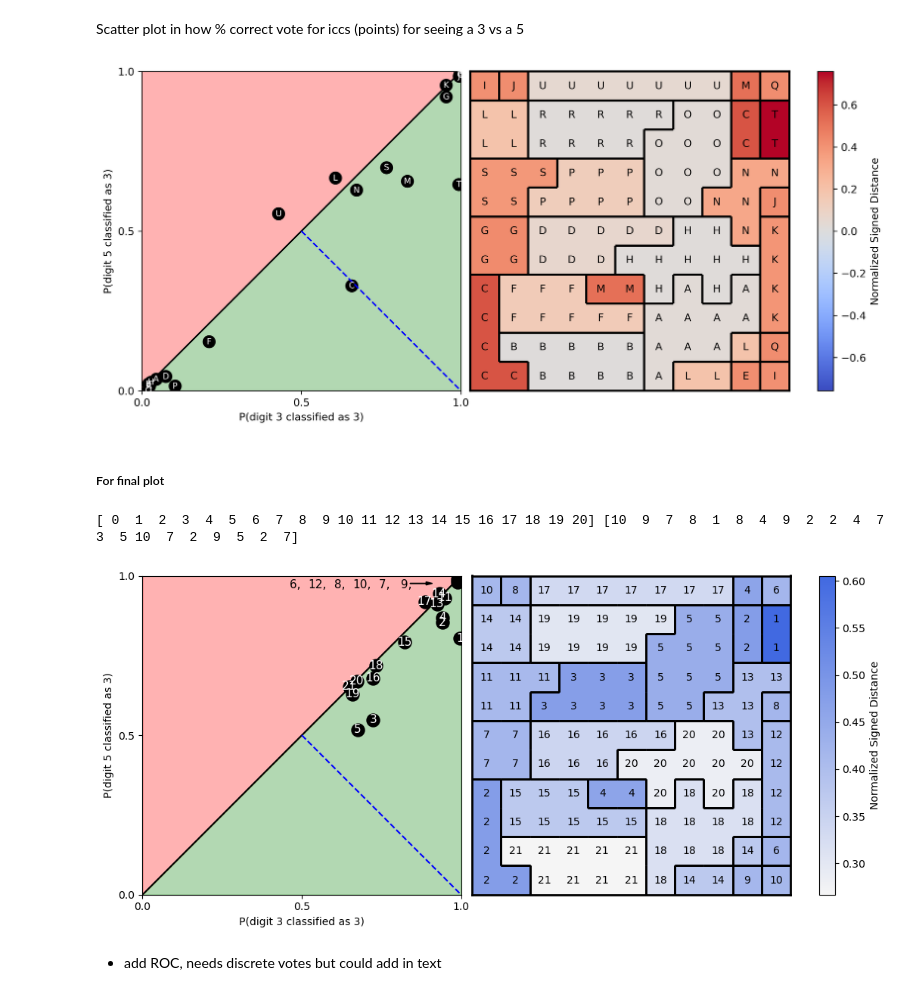
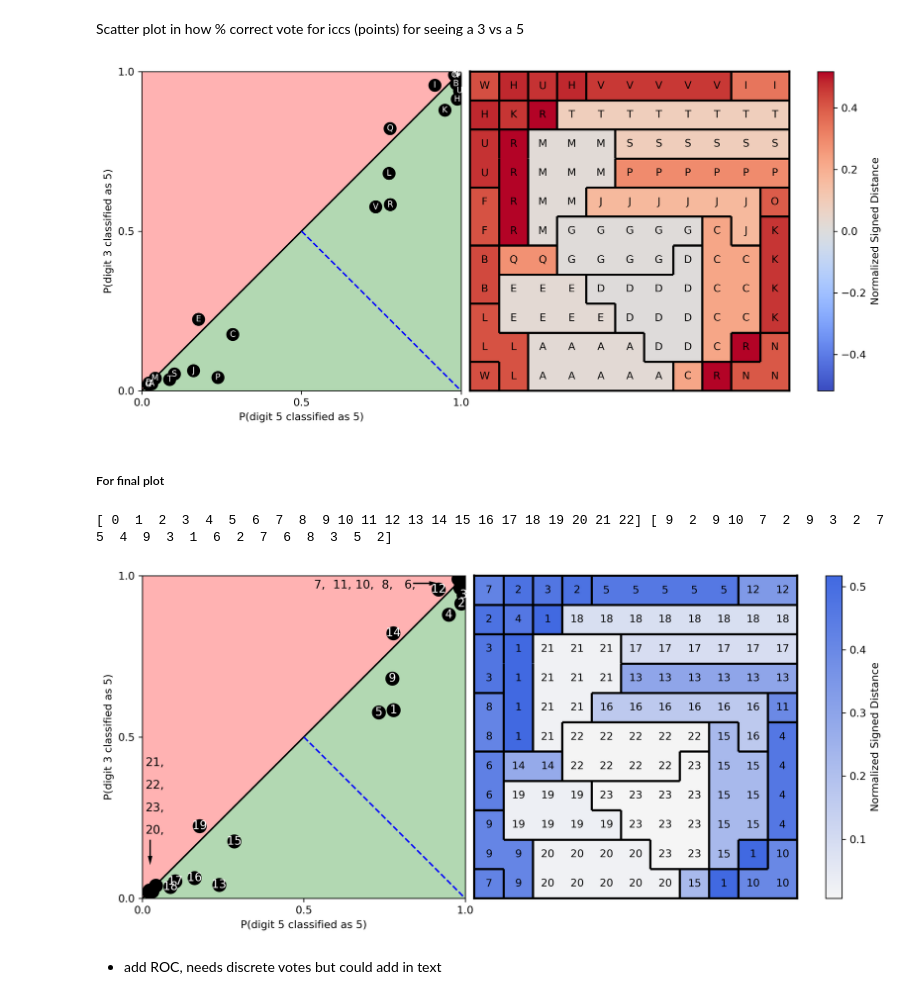
Before and after one commit to PaulHosek/MCM_classifier, a Jupyter notebook: Classifier_1/mcm/paper_plots/plots_indicative_icc.ipynb, the cells around one changed output. Cells and saved outputs as stored; diff of their text form; code cells hidden in the pictures.

```diff
--- a/Classifier_1/mcm/paper_plots/plots_indicative_icc.ipynb
+++ b/Classifier_1/mcm/paper_plots/plots_indicative_icc.ipynb
@@ -42,9 +42,9 @@ with open(os.path.join(samples_path,str(n_samples),"MCMs", mcms_fname), "r") as
 with open(os.path.join(samples_path,str(n_samples),"Counts", counts_fname), "r") as f:
         C = json.load(f)
 # %%
-mcm_index = 3
+mcm_index = 5
 cat_a = mcm_index
-cat_b = 5# other digit
+cat_b = 3# other digit
 # %%
 # n_variables = 121 #TODO This cell is not trash. Needed if use all samples in a folder (e.g., 5423 or test)
 # data_path = "../data/INPUT_all/data/"
@@ -195,7 +195,7 @@ plt.tight_layout()
 
 # digt 3 test vs. train in axis. Can Digithow much bias there is from smoothening. Appendix. WHy choose alhs.
 # %% [output]
-[figure, old version]
+[figure, new version]
 # %% [markdown]
 ##### For final plot
 # %%
@@ -210,7 +210,7 @@ icc_idx, icc_size = np.unique(comms, return_counts=True)
 print(icc_idx,icc_size)
 # avg_prob = adjust_prob_icc_size(comms,avg_prob)
 # %% [output]
-[ 0  1  2  3  4  5  6  7  8  9 10 11 12 13 14 15 16 17 18 19 20] [10  9  7  8  1  8  4  9  2  2  4  7  3  5 10  7  2  9  5  2  7]
+[ 0  1  2  3  4  5  6  7  8  9 10 11 12 13 14 15 16 17 18 19 20 21 22] [ 9  2  9 10  7  2  9  3  2  7  5  4  9  3  1  6  2  7  6  8  3  5  2]
 # %%
 from scipy.stats import rankdata
 def adjust_prob_icc_size(comms, avg_prob):
@@ -224,7 +224,7 @@ scat_size = 130 if mode != "rank" else 150
 
 all_prob = test_all_C_icc/n_samples # for MCM 0
 avg_prob = all_prob.mean(axis=1)
-avg_prob = adjust_prob_icc_size(comms,avg_prob)
+# avg_prob = adjust_prob_icc_size(comms,avg_prob)
 
 
 
@@ -238,9 +238,12 @@ letters = myplot.int_to_letters(comms)
 scale = 1
 fig, axs  = plt.subplots(1,2,figsize=(12*scale,5*scale))
 axs = axs.flatten()
+# axs[0].set_xscale("log")
+# axs[0].set_yscale("log")
 axs[0].set_aspect('equal')
 axs[0].set_xticks([0, 0.5, 1])
 axs[0].set_yticks([0, 0.5, 1])
+
 # axs[0].grid(True, linestyle='--', alpha=0.6)
 
 # decision space
@@ -273,31 +276,32 @@ for i, (x, y) in enumerate(zip(avg_prob[:, cat_a], avg_prob[:, cat_b])):
         axs[0].text(x, y, lab, color="white", ha="center", va="center", fontsize=11)
 
 if any_bottomright:
     axs[0].arrow(0.024, 0.18, 0, -0.05, head_width=0.01, head_length=0.02, fc='black', ec='black')
 if any_topleft:
     axs[0].arrow(1-0.16, 1-0.024, 0.05, 0, head_width=0.01, head_length=0.02, fc='black', ec='black')
 
 
 
 
 # other stuff
 axs[0].set_xlabel(f"P(digit {cat_a} classified as {cat_a})")
 axs[0].set_ylabel(f"P(digit {cat_b} classified as {cat_a})")
 axs[0].set_xlim(0, 1)
 axs[0].set_ylim(0, 1)
+
 plt.subplots_adjust(wspace=-.7)
 axs[1].set_aspect('equal')
 cmap = myplot.cmap_to_gray("royalblue", reverse=True)
 
 
 if mode == "rank":
     im = myplot.partition_map(plt.gca(), dist_map,ranks,myplot.find_borders(comms), cbar=False, normalise=False,cmap=cmap)
 else:
     im = myplot.partition_map(plt.gca(), dist_map,myplot.int_to_letters(comms),myplot.find_borders(comms), cbar=False)
 
 
 plt.colorbar(im, ax=axs[1]).set_label('Normalized Signed Distance')
 plt.tight_layout()
 plt.savefig(f"./img/decisionboundary_and_map_{cat_a}{cat_b}.png", dpi=300, bbox_inches="tight")
 # %% [output]
-[figure, old version]
+[figure, new version]
```
Also changed, not shown: parts of 1 cell of this notebook, 9 other files.
